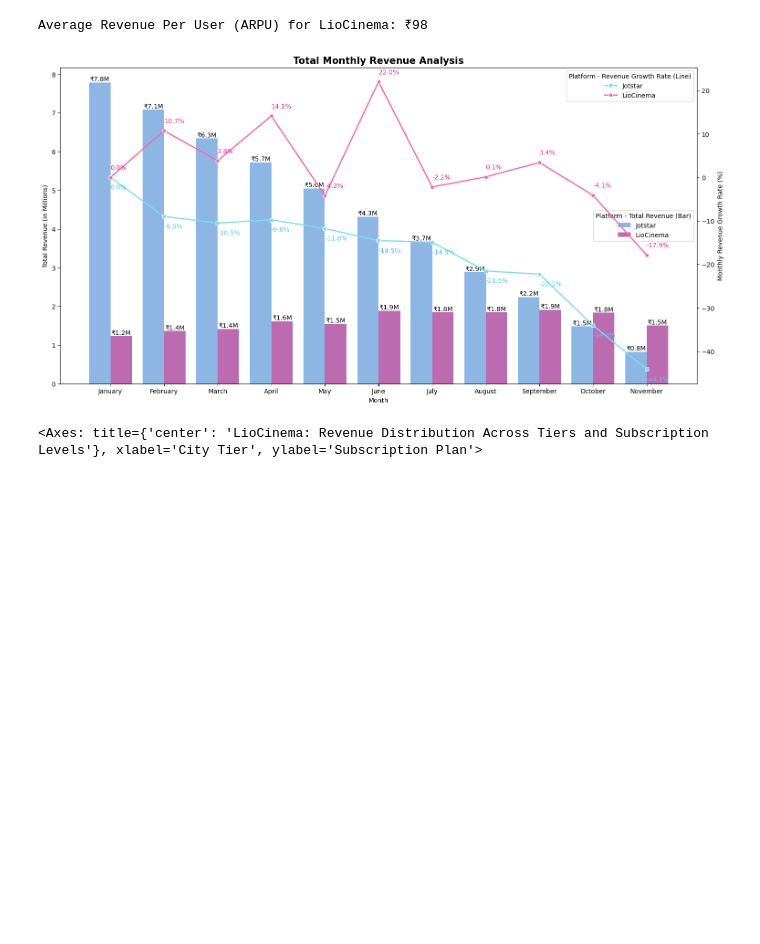
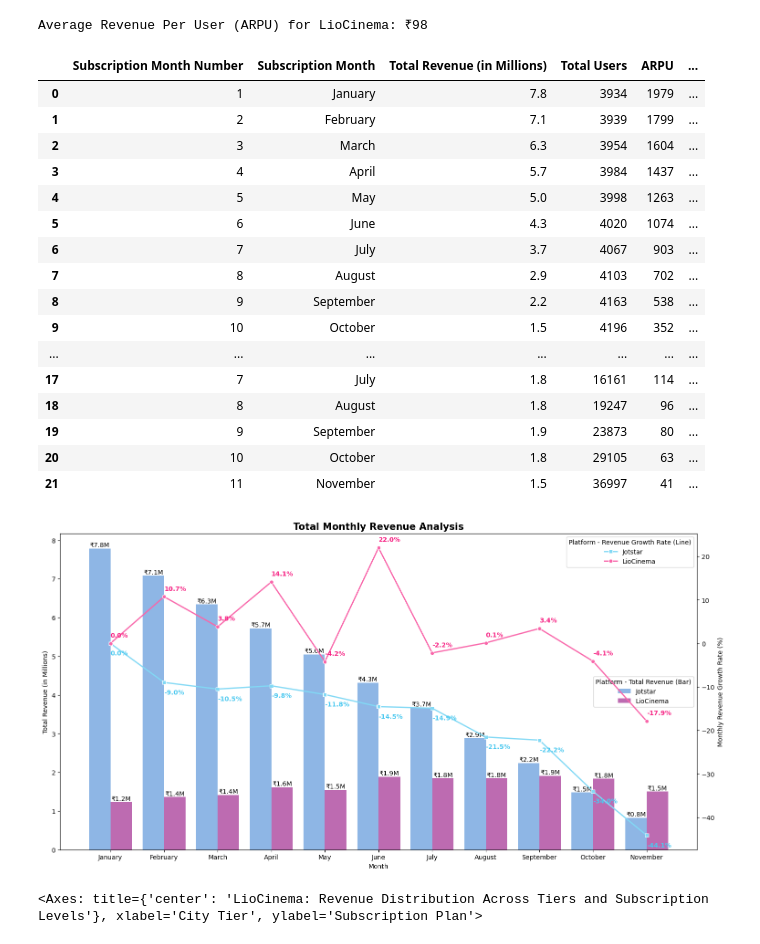
Before and after one commit to jarsheenkaur/Codebasics-Resume-Projects, a Jupyter notebook: Challenge #14 - LioJotstar (Insights for Post-Merger Growth)/LioJotstar Merger - Data Analysis with Python for Strategic Optimization/11. Monetization.ipynb, the cells around one changed output. Saved outputs shown, nothing was run; the diff lists cells and outputs as text; code cells hidden in the pictures; blank space fills up the shorter version.

```diff
--- a/Challenge #14 - LioJotstar (Insights for Post-Merger Growth)/LioJotstar Merger - Data Analysis with Python for Strategic Optimization/11. Monetization.ipynb
+++ b/Challenge #14 - LioJotstar (Insights for Post-Merger Growth)/LioJotstar Merger - Data Analysis with Python for Strategic Optimization/11. Monetization.ipynb
@@ -159,11 +159,19 @@ print(f'Average Revenue Per User (ARPU) for LioCinema: ₹{ARPU}')
 Average Revenue Per User (ARPU) for LioCinema: ₹98
 # %%
 def get_monthly_revenue_growth_rate(df):
-    temp_df = df[["Subscription Date", "Total Revenue Per User"]].copy()
+    temp_df = df[["User ID", "Subscription Date", "Total Revenue Per User"]].copy()
     temp_df['Subscription Month Number'] = temp_df['Subscription Date'].dt.month
     temp_df['Subscription Month'] = temp_df['Subscription Date'].dt.month_name()
-    result = temp_df.groupby(['Subscription Month Number', 'Subscription Month'])['Total Revenue Per User'].sum()
-    result = result.to_frame().rename(columns = {'Total Revenue Per User': 'Total Revenue'})
+
+    total_revenue = temp_df.groupby(['Subscription Month Number', 'Subscription Month'])['Total Revenue Per User'].sum().reset_index()
+    total_revenue = total_revenue.rename(columns = {'Total Revenue Per User': 'Total Revenue'})
+
+    total_users = temp_df.groupby(['Subscription Month Number', 'Subscription Month'])['User ID'].nunique().reset_index()
+    total_users = total_users.rename(columns = {'User ID': 'Total Users'})
+
+    result = pd.merge(total_revenue, total_users, on = ['Subscription Month Number', 'Subscription Month'], how = 'left')
+    result['ARPU'] = result['Total Revenue'] / result['Total Users']
+    result['ARPU'] = result['ARPU'].round(0).astype(int)
     result['Monthly Revenue Growth Rate (%)'] = round(result['Total Revenue'].pct_change() * 100, 2)
     result['Monthly Revenue Growth Rate (%)'] = result['Monthly Revenue Growth Rate (%)'].fillna(0)
     result['Total Revenue'] = result['Total Revenue'] / 1_000_000
@@ -174,41 +182,63 @@ liocinema_monthly_revenue_growth_rate_df = get_monthly_revenue_growth_rate(lioci
 jotstar_monthly_revenue_growth_rate_df['Platform'] = "Jotstar"
 liocinema_monthly_revenue_growth_rate_df['Platform'] = "LioCinema"
 merged_df = pd.concat([jotstar_monthly_revenue_growth_rate_df, liocinema_monthly_revenue_growth_rate_df])
-merged_df = merged_df.reset_index('Subscription Month')
 merged_df = merged_df.sort_index()
 
 fig, ax1 = plt.subplots(figsize = (18, 9))
 ax2 = ax1.twinx()
 
 bp = sns.barplot(x = 'Subscription Month', y = 'Total Revenue', data = merged_df, hue = 'Platform', palette = ["#7FB5F4", "#CB5DBB"],
                  ax = ax1)
 for i in bp.containers:
     bp.bar_label(i, fmt = "₹%.1fM")
 
 sns.lineplot(x = 'Subscription Month', y = 'Monthly Revenue Growth Rate (%)', data = merged_df[merged_df['Platform'] == "Jotstar"],
              color = "#82D9F5", marker = "s", linewidth = 2, ax = ax2, label = "Jotstar")
 for a, b, platform in zip(merged_df['Subscription Month'], merged_df['Monthly Revenue Growth Rate (%)'], merged_df['Platform']):
     if platform == "Jotstar":
-        plt.text(x = a, y = b - 2.7, s = f"{b:.1f}%", color = "#4CC9F0")
+        plt.text(x = a, y = b - 2.7, s = f"{b:.1f}%", color = "#4CC9F0", fontsize = 10, fontweight = "bold")
 
 sns.lineplot(x = 'Subscription Month', y = 'Monthly Revenue Growth Rate (%)', data = merged_df[merged_df['Platform'] == "LioCinema"],
              color = "#F966AA", marker = "o", linewidth = 2, ax = ax2, label = "LioCinema")
 for a, b, platform in zip(merged_df['Subscription Month'], merged_df['Monthly Revenue Growth Rate (%)'], merged_df['Platform']):
     if platform == "LioCinema":
-        plt.text(x = a, y = b + 1.8, s = f"{b:.1f}%", color = "#F72585")
+        plt.text(x = a, y = b + 1.4, s = f"{b:.1f}%", color = "#F72585", fontsize = 10, fontweight = "bold")
 
 plt.title("Total Monthly Revenue Analysis", fontsize = 15, fontweight = "bold")
 ax1.set_ylabel("Total Revenue (in Millions)")
 ax1.set_xlabel("Month")
 ax1.grid(False)
 ax2.grid(False)
 ax1.legend(title = "Platform - Total Revenue (Bar)", loc = "center right")
 ax2.legend(title = "Platform - Revenue Growth Rate (Line)", loc = "upper right")
 
 # Saving multi-row KPI to Excel for Tabular viewing
 merged_df.to_excel('KPIs Excel Files/Monthly Revenue Growth Rate.xlsx')
+
+print_result_df = merged_df.copy()
+print_result_df = print_result_df.sort_values(by = ['Platform', 'Subscription Month Number']).reset_index(drop = True)
+print_result_df = print_result_df.rename(columns = {'Total Revenue':'Total Revenue (in Millions)'})
+print_result_df['Total Revenue (in Millions)'] = print_result_df['Total Revenue (in Millions)'].round(1)
+print_result_df
 # %% [output]
+|  | Subscription Month Number | Subscription Month | Total Revenue (in Millions) | Total Users | ARPU | ... |
+| 0 | 1 | January | 7.8 | 3934 | 1979 | ... |
+| 1 | 2 | February | 7.1 | 3939 | 1799 | ... |
+| 2 | 3 | March | 6.3 | 3954 | 1604 | ... |
+| 3 | 4 | April | 5.7 | 3984 | 1437 | ... |
+| 4 | 5 | May | 5.0 | 3998 | 1263 | ... |
+| 5 | 6 | June | 4.3 | 4020 | 1074 | ... |
+| 6 | 7 | July | 3.7 | 4067 | 903 | ... |
+| 7 | 8 | August | 2.9 | 4103 | 702 | ... |
+| 8 | 9 | September | 2.2 | 4163 | 538 | ... |
+| 9 | 10 | October | 1.5 | 4196 | 352 | ... |
+| ... | ... | ... | ... | ... | ... | ... |
+| 17 | 7 | July | 1.8 | 16161 | 114 | ... |
+| 18 | 8 | August | 1.8 | 19247 | 96 | ... |
+| 19 | 9 | September | 1.9 | 23873 | 80 | ... |
+| 20 | 10 | October | 1.8 | 29105 | 63 | ... |
+| 21 | 11 | November | 1.5 | 36997 | 41 | ... |
-[figure, old version]
+[figure, new version]
 # %%
 def get_revenue(df):
     result = df.groupby(['City Tier', 'New Subscription Plan'])['Total Revenue Per User'].sum().reset_index()
```
Also changed, not shown: 1 other file.
